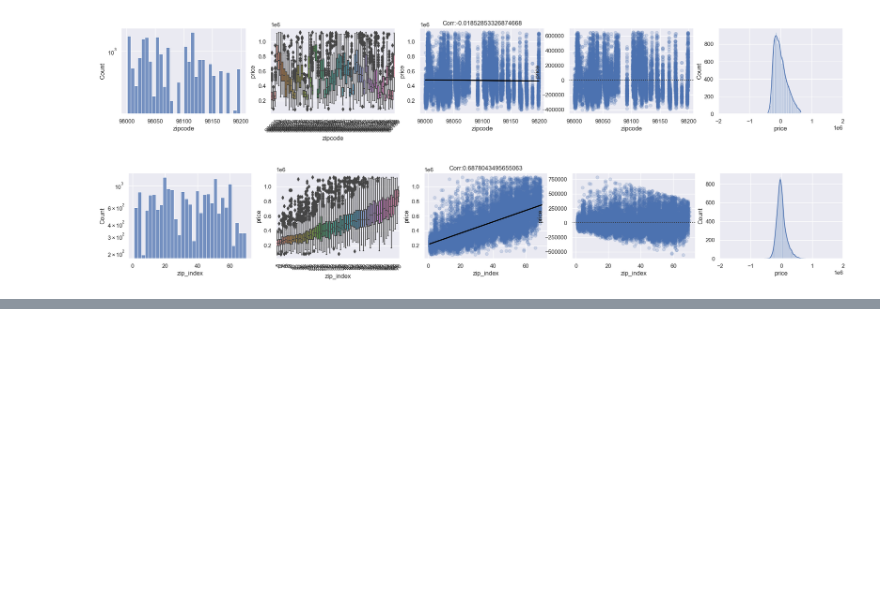
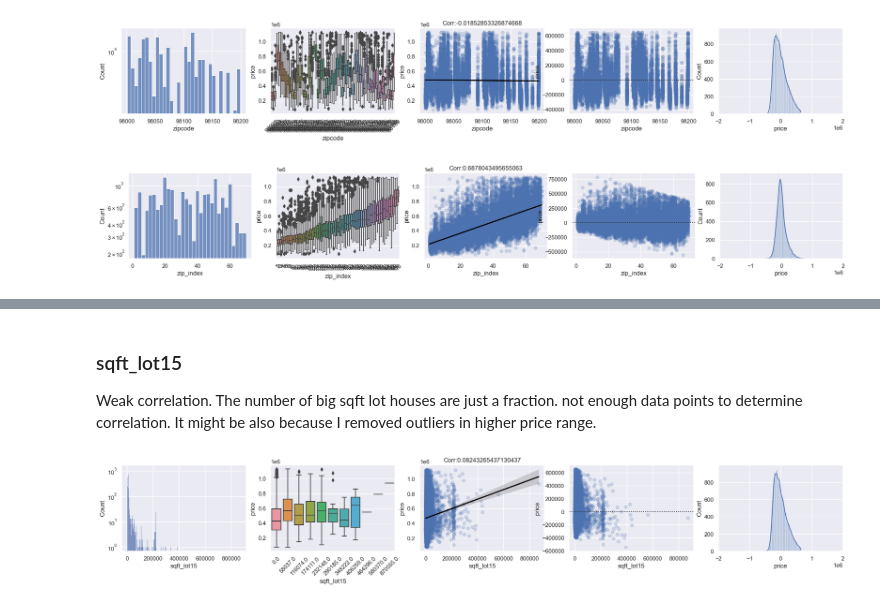
Before and after one commit to jhjang101/kaggle, a Jupyter notebook: House Sales in King County/House Sales in King County2.ipynb, the cells around one changed output, grey strips where cells are left out. Saved outputs shown, nothing was run; the diff lists cells and outputs as text; code cells hidden in the pictures; blank space fills up the shorter version.

```diff
--- a/House Sales in King County/House Sales in King County2.ipynb
+++ b/House Sales in King County/House Sales in King County2.ipynb
@@ -305,0 +337,10 @@ FeaturePlot(feature='zip_index', histwidth=None, scale='log', bin=70)
+# %% [markdown]
+### sqft_lot15
+
+Weak correlation.
+The number of big sqft lot houses are just a fraction. not enough data points to determine correlation.
+It might be also because I removed outliers in higher price range.
+# %%
+FeaturePlot(feature='sqft_lot15', histwidth=None, scale='log', bin=100)
+# %% [output]
+[figure, added]
```
Also changed, not shown: parts of 9 cells of this notebook.
